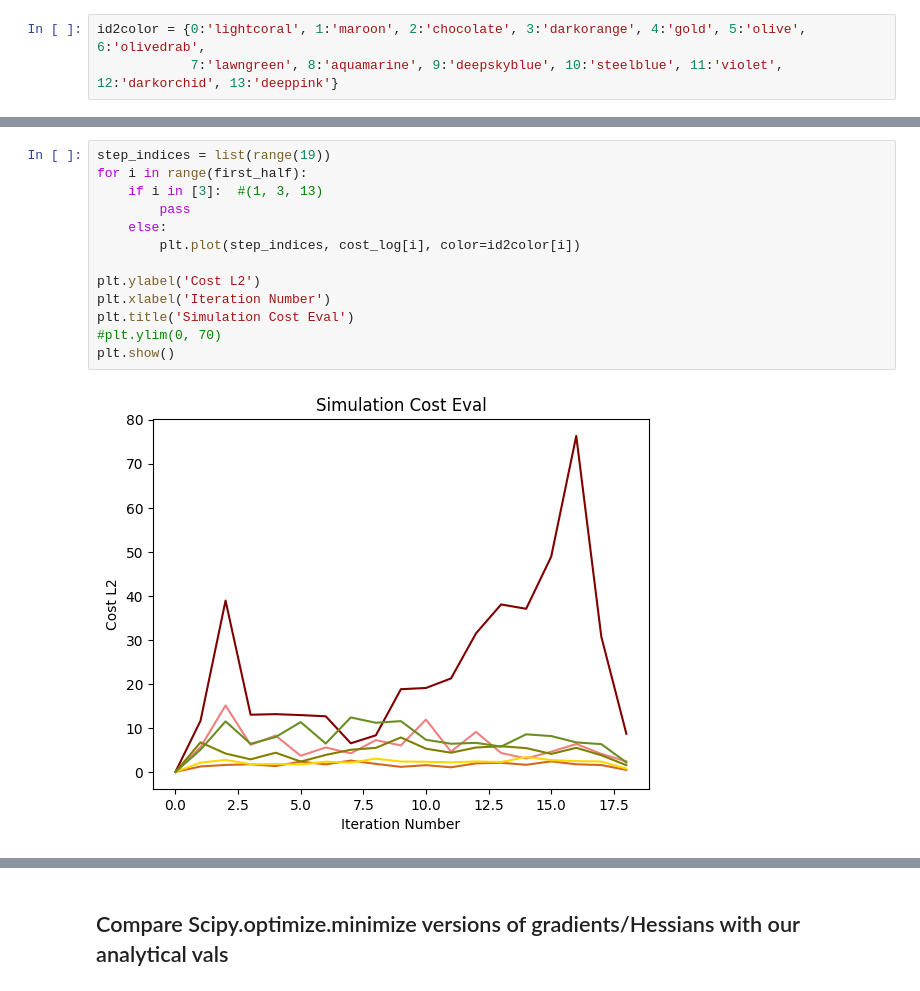
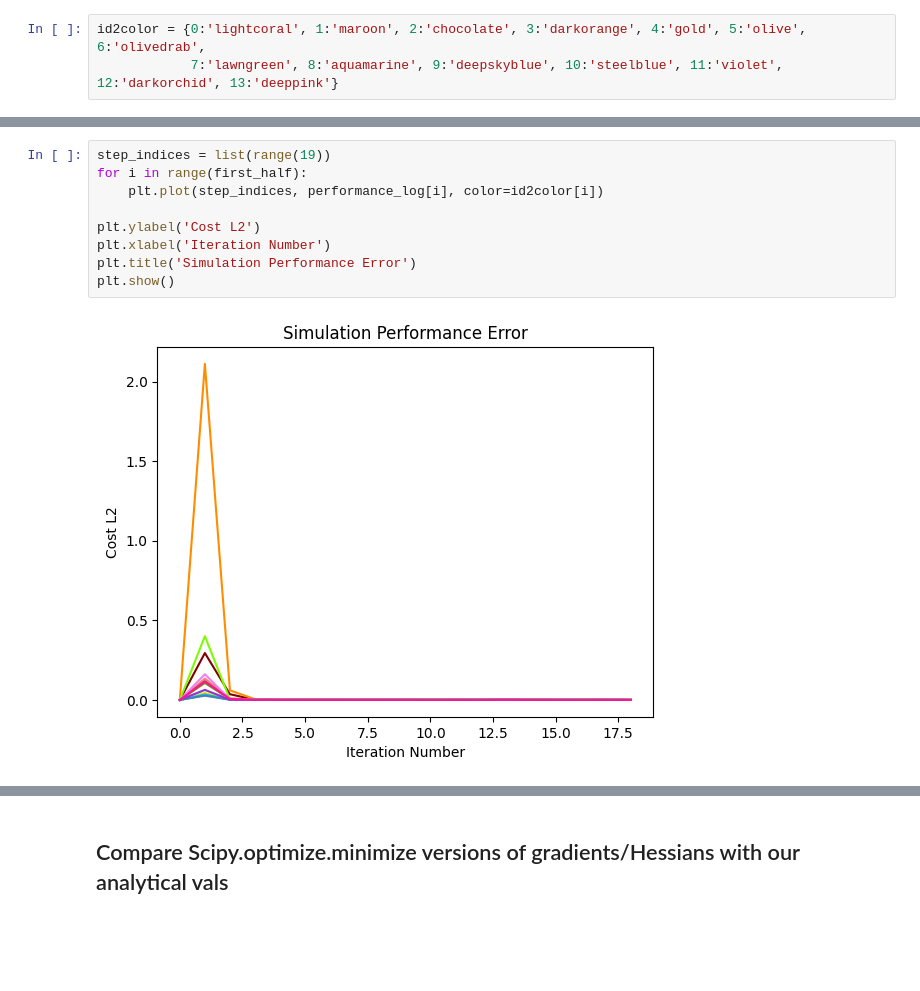
Before and after one commit to kdmalc/personalization-privacy-risk, a Jupyter notebook: 200_SimulationsV2.ipynb, the cells around one changed output, grey strips where cells are left out. Drawn from its saved outputs; the diff is of its cells as text; blank space fills up the shorter version.

```diff
--- a/200_SimulationsV2.ipynb
+++ b/200_SimulationsV2.ipynb
@@ -231,15 +254,11 @@ plt.show()
-# %%
-step_indices = list(range(19))
-for i in range(first_half):
-    if i in [3]:  #(1, 3, 13)
-        pass
-    else:
-        plt.plot(step_indices, cost_log[i], color=id2color[i])
-
-plt.ylabel('Cost L2')
-plt.xlabel('Iteration Number')
-plt.title('Simulation Cost Eval')
-#plt.ylim(0, 70)
-plt.show()
-# %% [output]
-[figure, removed]
+# %%
+step_indices = list(range(19))
+for i in range(first_half):
+    plt.plot(step_indices, performance_log[i], color=id2color[i])
+
+plt.ylabel('Cost L2')
+plt.xlabel('Iteration Number')
+plt.title('Simulation Performance Error')
+plt.show()
+# %% [output]
+[figure, added]
```
Also changed, not shown: parts of 7 cells of this notebook, 2 other files.
